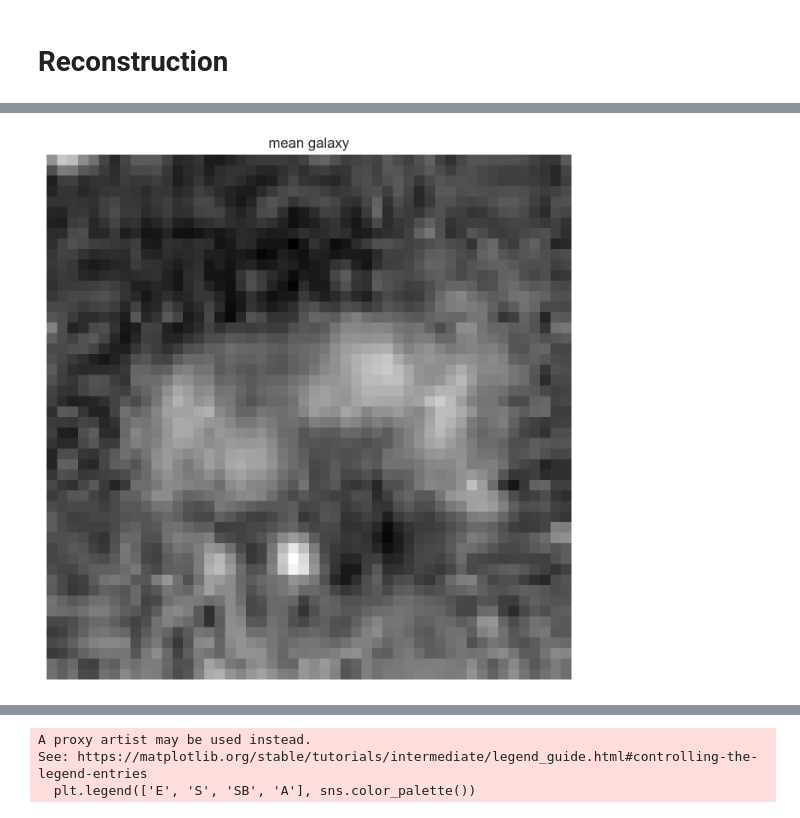
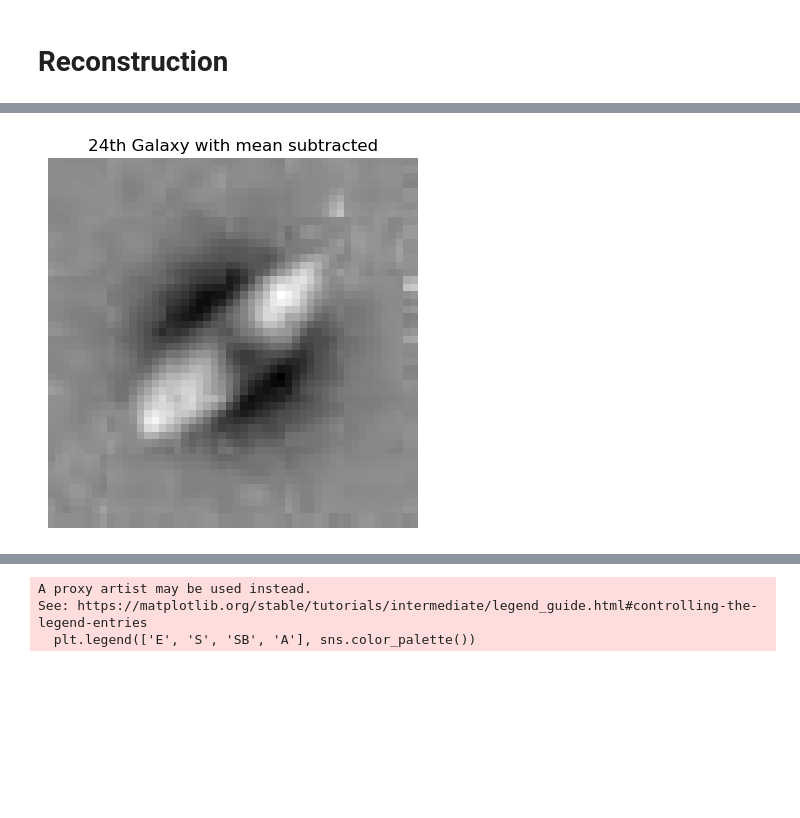
Before and after one commit to TianranBaoUCSD/COGS118_Final_Project_Group_XXX, a Jupyter notebook: UMAP_and_Reconstruction.ipynb, the cells around one changed output, grey strips where cells are left out. Drawn from its saved outputs; the diff is of its cells as text; code cells hidden in the pictures; blank space fills up the shorter version.

```diff
--- a/UMAP_and_Reconstruction.ipynb
+++ b/UMAP_and_Reconstruction.ipynb
@@ -97,6 +80,6 @@ view_column(flattened_data.iloc[2].to_numpy(), title="mean galaxy")
 # %%
-view_column(A.iloc[2].to_numpy(), title="mean galaxy")
+view_column(A.iloc[23].to_numpy(), title="24th Galaxy with mean subtracted")
 # %% [output]
-[figure, old version]
+[figure, new version]
 # %%
 U = np.matmul(A, eig_vecs)
```
Also changed, not shown: parts of 19 cells of this notebook.
